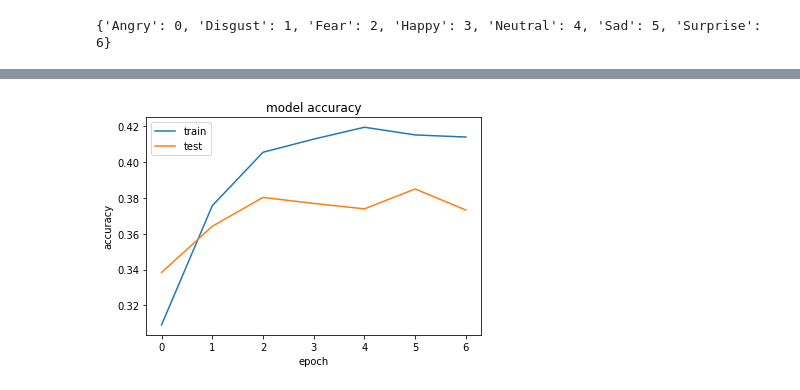
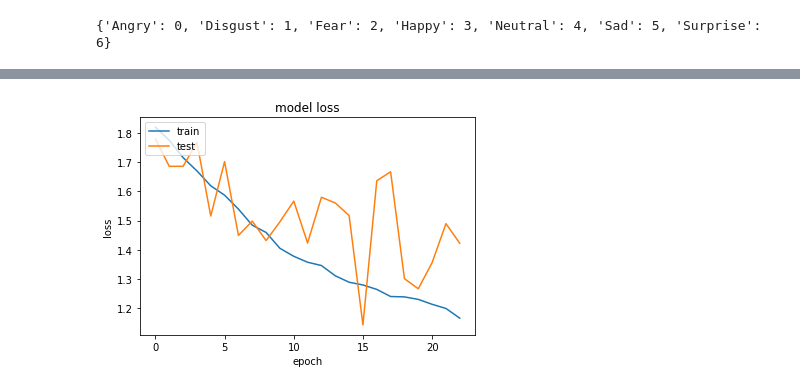
Before and after one commit to eco438/emotion-detection, a Jupyter notebook: emotion_trainer.ipynb, the cells around one changed output, grey strips where cells are left out. Saved outputs shown, nothing was run; the diff lists cells and outputs as text; code cells hidden in the pictures.

Commit message:
Updated the architecture with addtional layers

```diff
--- a/emotion_trainer.ipynb
+++ b/emotion_trainer.ipynb
@@ -17,7 +17,7 @@ Using TensorFlow backend.
 # %%
 num_classes = 7
 img_rows, img_cols = 48, 48
-batch_size = 32
+batch_size = 64
 
 train_data_dir = './fer2013/train/'
 validation_data_dir = './fer2013/validation/'
@@ -59,26 +59,24 @@ print(train_generator.class_indices)
 model = Sequential()
 
 #1st convolution layer
-model.add(Conv2D(64, (5, 5), activation='relu', input_shape=(48,48,1)))
-model.add(MaxPooling2D(pool_size=(5,5), strides=(2, 2)))
+model.add(Conv2D(64, (3, 3), activation='relu', input_shape=(48,48,1)))
+model.add(Conv2D(64, (3, 3), activation='relu'))
+model.add(MaxPooling2D(pool_size=(2,2)))
+model.add(Dropout(0.25))
 
 #2nd convolution layer
-model.add(Conv2D(64, (3, 3), activation='relu'))
-model.add(Conv2D(64, (3, 3), activation='relu'))
-model.add(AveragePooling2D(pool_size=(3,3), strides=(2, 2)))
-
-#3rd convolution layer
 model.add(Conv2D(128, (3, 3), activation='relu'))
 model.add(Conv2D(128, (3, 3), activation='relu'))
-model.add(AveragePooling2D(pool_size=(3,3), strides=(2, 2)))
+model.add(Conv2D(256, (3, 3), activation='relu'))
+model.add(Conv2D(256, (3, 3), activation='relu'))
+model.add(MaxPooling2D(pool_size=(2,2)))
+model.add(Dropout(0.25))
 
 model.add(Flatten())
 
 #fully connected neural networks
 model.add(Dense(1024, activation='relu'))
-model.add(Dropout(0.2))
-model.add(Dense(1024, activation='relu'))
-model.add(Dropout(0.2))
+model.add(Dropout(0.25))
 
 model.add(Dense(7, activation='softmax'))
 model.summary()
@@ -106,17 +104,17 @@ from keras.callbacks import ModelCheckpoint, EarlyStopping, ReduceLROnPlateau
 from keras.callbacks import CSVLogger
 
 
-batch_size = 32
-num_epochs = 50
+batch_size = 128
+num_epochs = 100
 patience = 25
 base_path = 'models/'
 
 
 
-early_stop = EarlyStopping('val_loss', patience=patience)
+early_stop = EarlyStopping('val_accuracy', patience=4)
 reduce_lr = ReduceLROnPlateau('val_loss', factor=0.1,         patience=int(patience/4),verbose=1)
 model_names ='extended_Emotions.hdf5'
-model_checkpoint = ModelCheckpoint(model_names, 'val_loss', verbose=1,                                         save_best_only=True)
+model_checkpoint = ModelCheckpoint(model_names, 'val_accuracy', verbose=1,                                         save_best_only=True)
 
 callbacks = [model_checkpoint,  early_stop, reduce_lr]
 
@@ -144,11 +154,11 @@ OSError: Unable to create file (unable to open file: name = 'models/extended_Emo
 # %%
 import matplotlib.pyplot as plt
-plt.plot(history.history['accuracy'])
-plt.plot(history.history['val_accuracy'])
-plt.title('model accuracy')
-plt.ylabel('accuracy')
+plt.plot(history.history['loss'])
+plt.plot(history.history['val_loss'])
+plt.title('model loss')
+plt.ylabel('loss')
 plt.xlabel('epoch')
 plt.legend(['train', 'test'], loc='upper left')
 plt.show()
 # %% [output]
-[figure, old version]
+[figure, new version]
```
Also changed, not shown: parts of 2 cells of this notebook.
